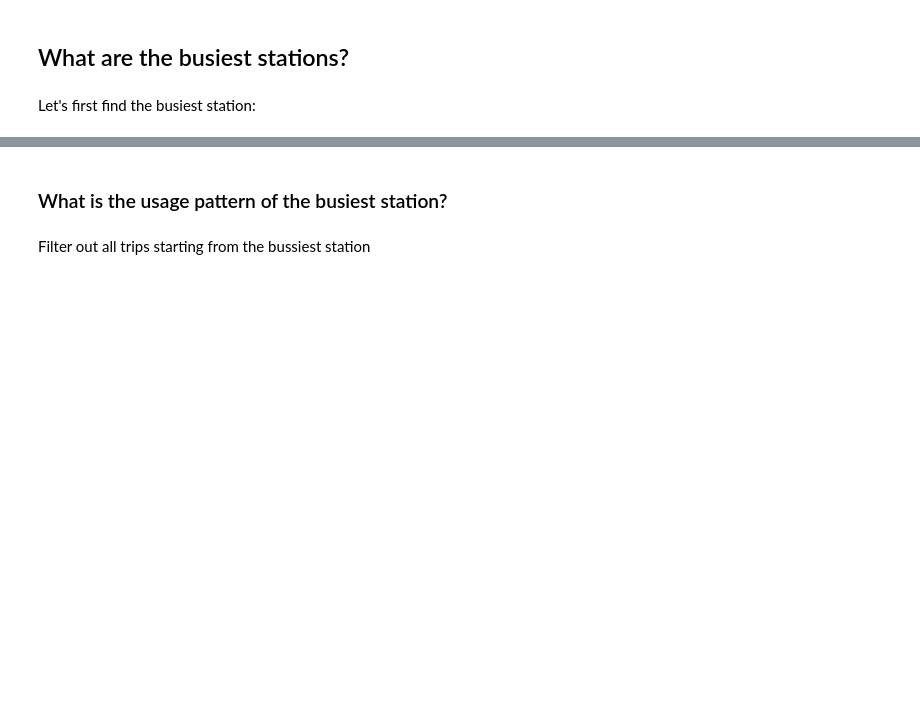
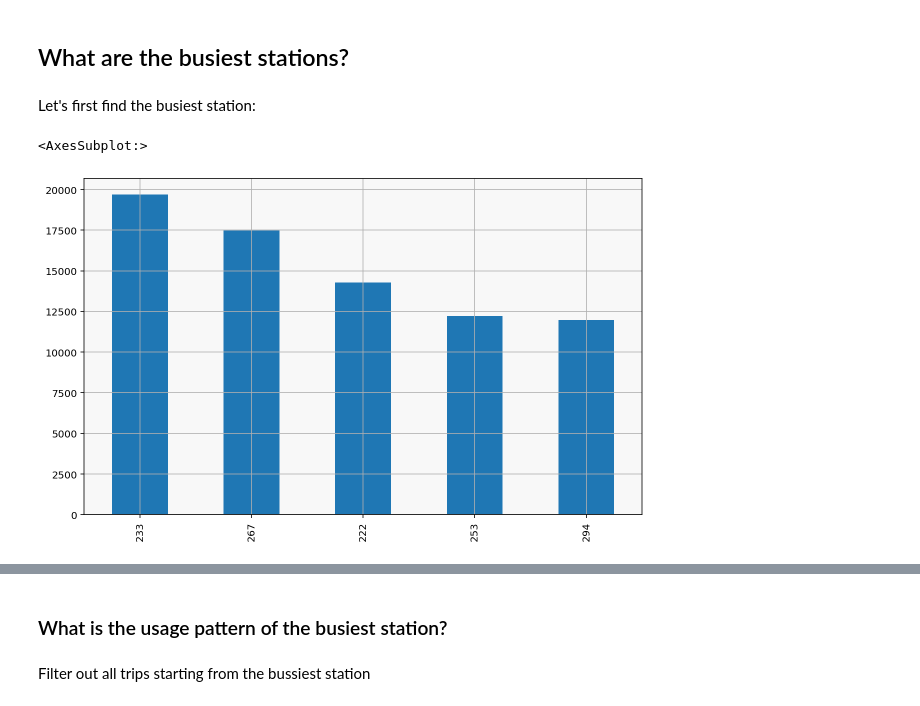
Before and after one commit to UiO-IN3110/UiO-IN3110.github.io, a Jupyter notebook: lectures/10-pandas/Pandas.ipynb, the cells around one changed output, grey strips where cells are left out. Drawn from its saved outputs; the diff is of its cells as text; code cells hidden in the pictures; blank space fills up the shorter version.

```diff
--- a/lectures/10-pandas/Pandas.ipynb
+++ b/lectures/10-pandas/Pandas.ipynb
@@ -831,4 +699,4 @@ trips_sep = pd.read_csv('data/bysykkel/trips-2016.9.1-2016.9.30.csv',
 # %% [markdown]
 To concatenate the two, we use the `concat` function:
 # %%
-trips = pd.concat((trips_sep, trips))
+trips = pd.concat([trips_sep, trips_oct]).reset_index()
@@ -923,20 +873,31 @@ Dataframe.apply(function, axis=1)  # Results in a Series
 
 First we compute a Series with the distance values:
 # %%
-from math import cos, asin, sqrt, pi
+from numpy import cos, arcsin, sqrt, pi
+
+oslo_center = 59.9127, 10.7461 # oslo center latitude, longitude
 
 def distance_to_oslo_center(row):
     """ Computes the distance of a lat/lon"""
 
-    lat1 = row["center.latitude"]
-    lon1 = row["center.longitude"]
+    lat_station = row["center.latitude"]
+    lon_station = row["center.longitude"]
 
-    lat2 = 59.9127  # Oslo center latitude
-    lon2 = 10.7461  # Oslo center longitude
+    lat_sentrum, lon_sentrum = oslo_center
 
-    p = pi/180
-    a = 0.5 - cos((lat2 - lat1) * p)/2 + cos(lat1 * p) * cos(lat2 * p) * (1 - cos((lon2 - lon1) * p)) / 2
-    return 12742 * asin(sqrt(a)) #2*R*asin...
+    degrees = pi / 180  # convert degrees to radians
+    a = (
+        0.5
+        - (cos((lat_sentrum - lat_station) * degrees) / 2)
+        + (
+            cos(lat_sentrum * degrees)
+            * cos(lat_station * degrees)
+            * (1 - cos((lon_station - lon_sentrum) * degrees))
+            / 2
+        )
+    )
+    return 12742 * arcsin(sqrt(a))  # 2 * R * asin...
+
 
 distance = stations.apply(distance_to_oslo_center, axis=1)
 distance
@@ -1038,3 +1056,5 @@ We want to merge in the columns `trips_sep_oct["Start station"]` with the index
 # %%
-merged_bike_stats = pd.merge(trips_sep_oct, stations, how='left', left_on="Start station", right_index=True)
+merged_bike_stats = pd.merge(
+    trips, stations, how="left", left_on="Start station", right_index=True
+)
 merged_bike_stats
@@ -1050,4 +1087,10 @@ Let us do the same for `End station`. To avoid overlapping column names, we use
 # %%
-merged_bike_stats2 = pd.merge(merged_bike_stats, stations, how='left', left_on="End station",
-                              right_index=True, suffixes=("_start", "_end"))
+merged_bike_stats2 = pd.merge(
+    merged_bike_stats,
+    stations,
+    how="left",
+    left_on="End station",
+    right_index=True,
+    suffixes=("_start", "_end"),
+)
 merged_bike_stats2
@@ -1057,6 +1114,9 @@ merged_bike_stats2
 Let's first find the busiest station:
 # %%
 busy_station = merged_bike_stats2['Start station'].value_counts()[:5]
-busy_station
+busy_station.plot.bar()
+# %% [output]
+<AxesSubplot:>
+[figure, added]
 # %%
 stations.loc[busy_station.index]
```
Also changed, not shown: parts of 107 cells of this notebook, 1 other file.
